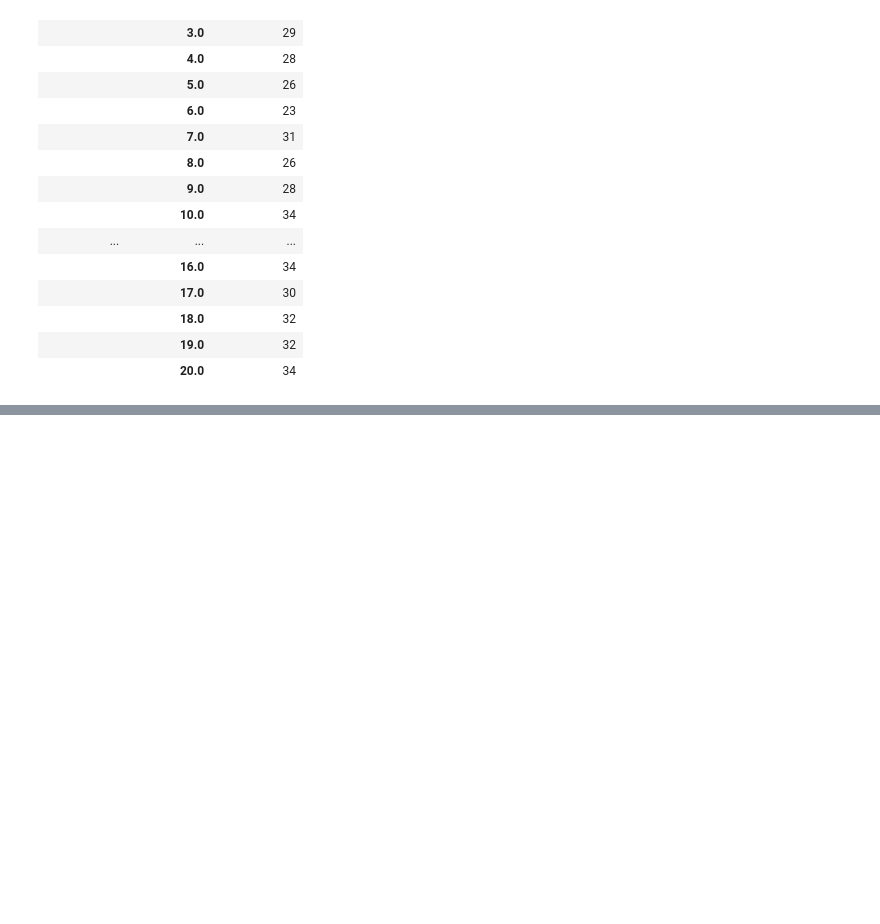
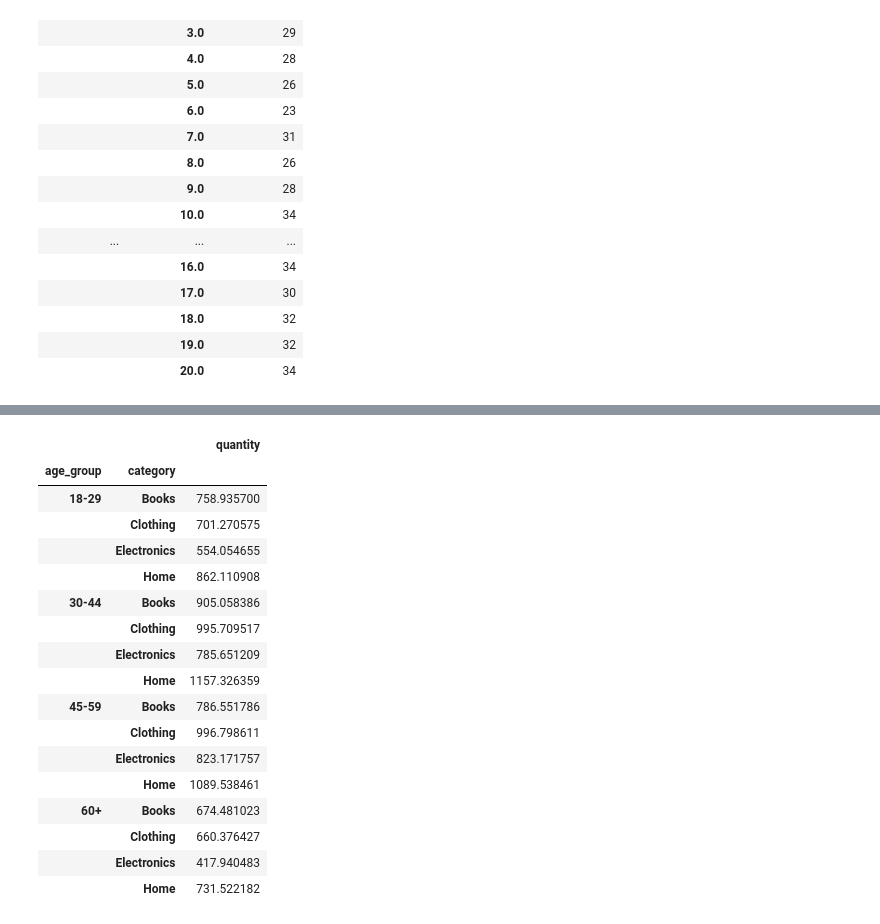
Before and after one commit to sapozhnikovk/da_final, a Jupyter notebook: DA_final_work.ipynb, the cells around one changed output, grey strips where cells are left out. Cells and saved outputs as stored; diff of their text form; code cells hidden in the pictures; blank space fills up the shorter version.

```diff
--- a/DA_final_work.ipynb
+++ b/DA_final_work.ipynb
@@ -400,0 +398,6 @@ grouped_segmented_visits
+# %%
+# Преобразуем столбец order_date в формат datetime
+orders['order_date'] = pd.to_datetime(orders['order_date'])
+# Рассчитаем среднее количество дней между заказами
+active_customers = orders.query("order_date >= '2022-01-01'").groupby(['customer_id'])['order_date'].apply(lambda x: x.diff().mean()).reset_index()
+active_customers.head()
@@ -400,0 +411,27 @@ grouped_segmented_visits
+# %%
+# Проанализируем, какие товары и категории предпочитают разные возрастные группы
+age_groups = customers.assign(age_group=lambda df: pd.cut(df.age, bins=[18, 30, 45, 60, np.inf], labels=['18-29', '30-44', '45-59', '60+']))
+#age_groups = age_groups.merge(orders, on='customer_id').merge(order_items, on='order_id')
+#age_groups.head()
+grouped_age_groups = age_groups.merge(orders, on='customer_id').merge(order_items, on='order_id')\
+    .merge(products, on='product_id').groupby(['age_group', 'category']).agg({'quantity': 'sum'})
+grouped_age_groups.head(30)
+# %% [output]
+|  |  | quantity |
+| age_group | category |  |
+| 18-29 | Books | 758.935700 |
+|  | Clothing | 701.270575 |
+|  | Electronics | 554.054655 |
+|  | Home | 862.110908 |
+| 30-44 | Books | 905.058386 |
+|  | Clothing | 995.709517 |
+|  | Electronics | 785.651209 |
+|  | Home | 1157.326359 |
+| 45-59 | Books | 786.551786 |
+|  | Clothing | 996.798611 |
+|  | Electronics | 823.171757 |
+|  | Home | 1089.538461 |
+| 60+ | Books | 674.481023 |
+|  | Clothing | 660.376427 |
+|  | Electronics | 417.940483 |
+|  | Home | 731.522182 |
```
Also changed, not shown: parts of 7 cells of this notebook.
